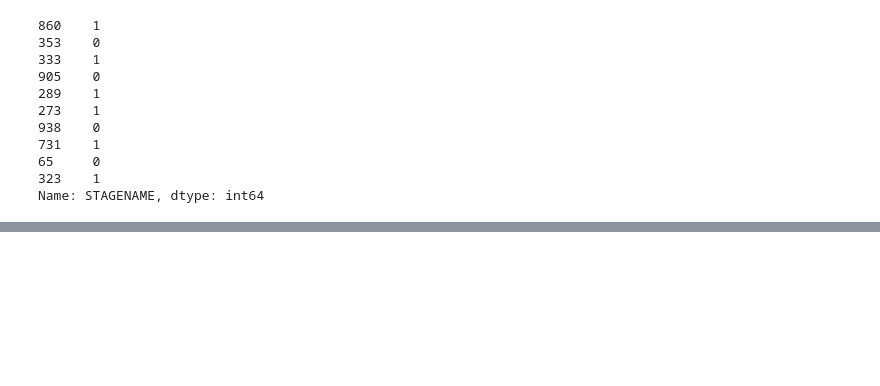
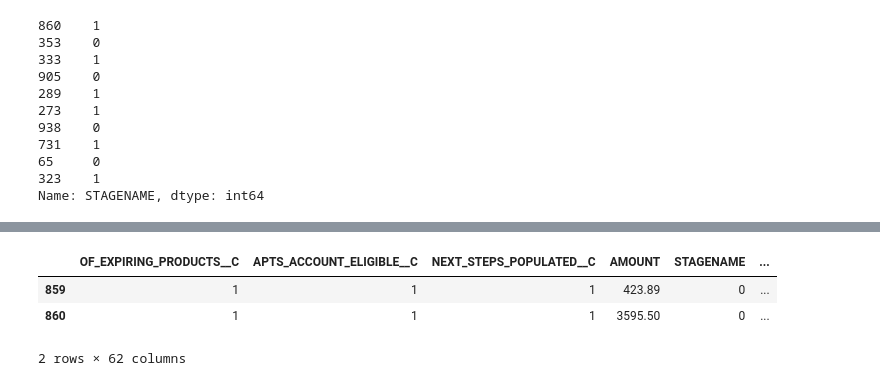
Before and after one commit to KumarSachin987/OpportinityStagePrediction, a Jupyter notebook: Salesforce integration.ipynb, the cells around one changed output, grey strips where cells are left out. Cells and saved outputs as stored; diff of their text form; code cells hidden in the pictures; blank space fills up the shorter version.

```diff
--- a/Salesforce integration.ipynb
+++ b/Salesforce integration.ipynb
@@ -683,0 +762,7 @@ Name: STAGENAME, dtype: int64
+# %%
+df.iloc[859:861]
+# %% [output]
+|  | OF_EXPIRING_PRODUCTS__C | APTS_ACCOUNT_ELIGIBLE__C | NEXT_STEPS_POPULATED__C | AMOUNT | STAGENAME | ... |
+| 859 | 1 | 1 | 1 | 423.89 | 0 | ... |
+| 860 | 1 | 1 | 1 | 3595.50 | 0 | ... |
+2 rows × 62 columns
```
Also changed, not shown: parts of 5 cells of this notebook, 5 other files.
